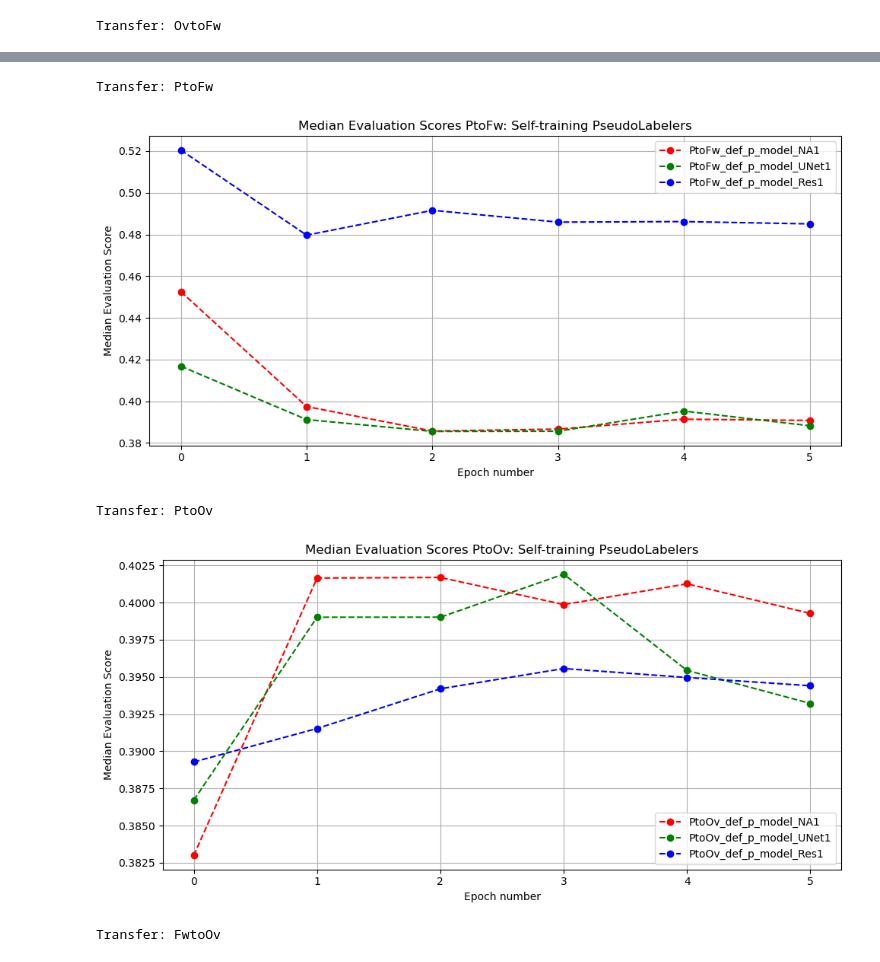
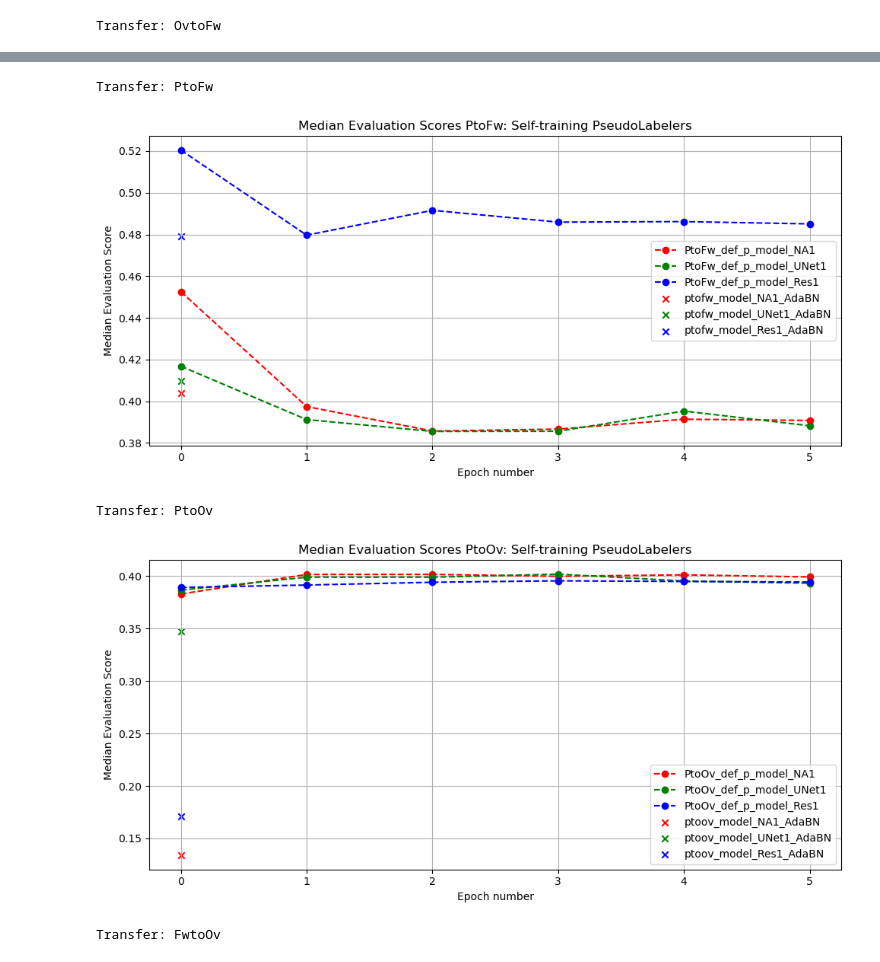
Before and after one commit to kreshuklab/model_ranking, a Jupyter notebook: notebooks/self_training/Instance/cells_stepwise_finetuning.ipynb, the cells around one changed output, grey strips where cells are left out. Drawn from its saved outputs; the diff is of its cells as text; code cells hidden in the pictures.

Commit message:
add models for viewing results

```diff
--- a/notebooks/self_training/Instance/cells_stepwise_finetuning.ipynb
+++ b/notebooks/self_training/Instance/cells_stepwise_finetuning.ipynb
@@ -40,8 +41,40 @@ models: Dict[str, List[str]] = {
     ],
 
 }
+# %%
+adabn_models: Dict[str, List[str]] = {
+    "FwtoOv": [
+        "fwtoov_model_Unet2",
+        "fwtoov_model_Res2",
+    ],
+    "FwtoP": [
+        "fwtop_model_Unet2",
+        "fwtop_model_Res2",
+    ],
+    "OvtoFw": [
+        "ovtofw_model_NA1",
+        "ovtofw_model_UNet1",
+        "ovtofw_model_Res1",
+    ],
+    "OvtoP": [
+        "ovtop_model_NA1",
+        "ovtop_model_UNet1",
+        "ovtop_model_Res1",
+    ],
+    "PtoOv": [
+        "ptoov_model_NA1",
+        "ptoov_model_UNet1",
+        "ptoov_model_Res1",
+    ],
+    "PtoFw": [
+        "ptofw_model_NA1",
+        "ptofw_model_UNet1",
+        "ptofw_model_Res1",
+    ],
+}
 # %%
 base_transfer_path = Path("/g/kreshuk/talks/consistency_results/Instance_segmentation/Cells")
+adabn_base_path = Path("/g/kreshuk/talks/model_ranking_results/AdaptiveBatchNorm/Cells/train_mode_stats")
 direct_run_approach: Literal["consistency"] = "consistency"
 direct_run_id = "P_fullslice"
 eval_key = "MAP_05_095"
@@ -90,6 +123,11 @@ for transfer, model_list in models.items():
 
         _ = plt.plot(epochs, median_eval_scores, marker='o', linestyle='--', color=colours[i], label=model_name)
 
+    adabn_models_list = adabn_models.get(transfer, [])
+    for i, model_name in enumerate(adabn_models_list):
+        pred_path = find_batchnorm_pred_path(model_name, adabn_base_path, perturbation="none", return_summary=True)
+        median_eval_score_adjusted = load_h5(pred_path, f"{eval_key}_median")
+        _ = plt.scatter([0], [median_eval_score_adjusted], marker='x', color=colours[i], label=model_name+"_AdaBN")
 
     best_epoch_per_transfer[transfer] = best_epochs_per_model
 
@@ -108,5 +146,5 @@ Transfer: OvtoFw
 Transfer: PtoFw
-[figure, old version]
+[figure, new version]
 Transfer: PtoOv
-[figure, old version]
+[figure, new version]
 Transfer: FwtoOv
```
Also changed, not shown: parts of 3 cells of this notebook.
